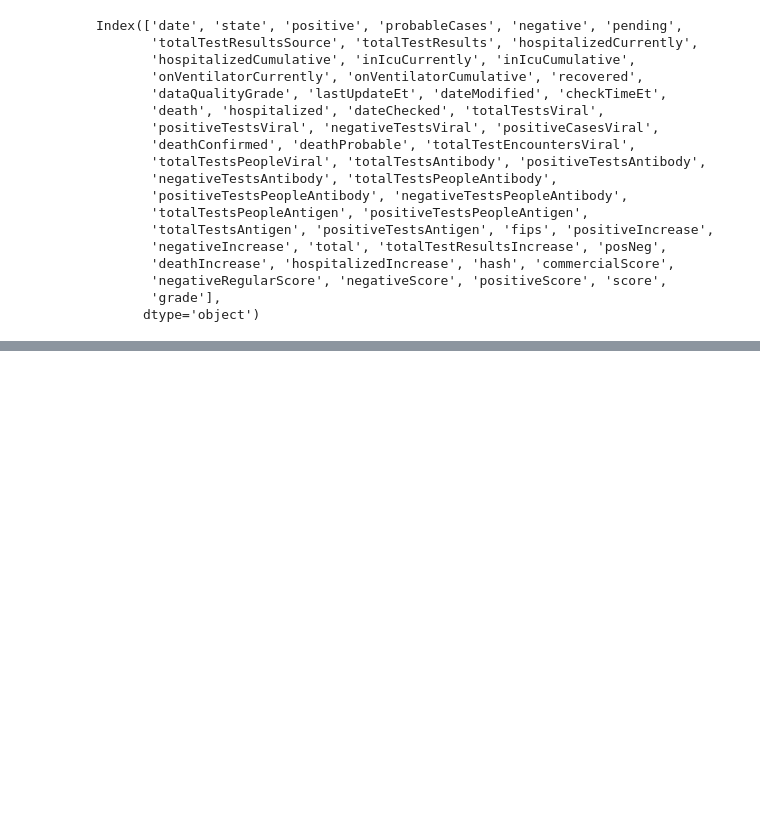
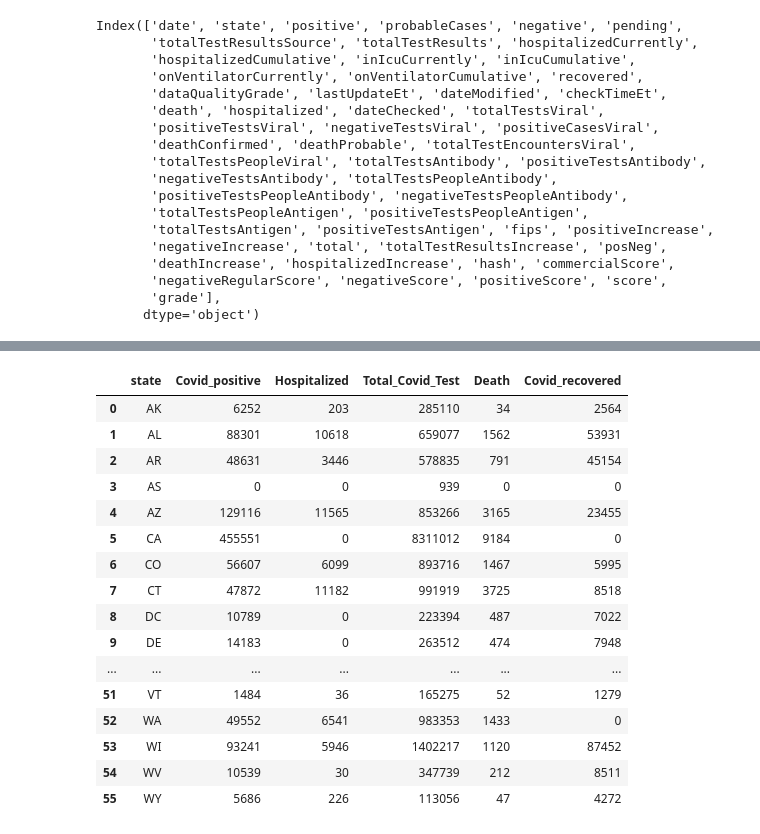
Before and after one commit to pmhu4242/Project_2, a Jupyter notebook: Covid_data_cleaning.ipynb, the cells around one changed output, grey strips where cells are left out. Drawn from its saved outputs; the diff is of its cells as text; code cells hidden in the pictures; blank space fills up the shorter version.

```diff
--- a/Covid_data_cleaning.ipynb
+++ b/Covid_data_cleaning.ipynb
@@ -100,3 +100,24 @@ Covid_recovered        object
 dtype: object
+# %%
+Nan_reset=Nan_filled.reset_index()
+Nan_reset
+# %% [output]
+|  | state | Covid_positive | Hospitalized | Total_Covid_Test | Death | Covid_recovered |
+| 0 | AK | 6252 | 203 | 285110 | 34 | 2564 |
+| 1 | AL | 88301 | 10618 | 659077 | 1562 | 53931 |
+| 2 | AR | 48631 | 3446 | 578835 | 791 | 45154 |
+| 3 | AS | 0 | 0 | 939 | 0 | 0 |
+| 4 | AZ | 129116 | 11565 | 853266 | 3165 | 23455 |
+| 5 | CA | 455551 | 0 | 8311012 | 9184 | 0 |
+| 6 | CO | 56607 | 6099 | 893716 | 1467 | 5995 |
+| 7 | CT | 47872 | 11182 | 991919 | 3725 | 8518 |
+| 8 | DC | 10789 | 0 | 223394 | 487 | 7022 |
+| 9 | DE | 14183 | 0 | 263512 | 474 | 7948 |
+| ... | ... | ... | ... | ... | ... | ... |
+| 51 | VT | 1484 | 36 | 165275 | 52 | 1279 |
+| 52 | WA | 49552 | 6541 | 983353 | 1433 | 0 |
+| 53 | WI | 93241 | 5946 | 1402217 | 1120 | 87452 |
+| 54 | WV | 10539 | 30 | 347739 | 212 | 8511 |
+| 55 | WY | 5686 | 226 | 113056 | 47 | 4272 |
 # %%
 #Save table as csv file called: Obesity_percentage
```
Also changed, not shown: parts of 5 cells of this notebook, 3 other files.
